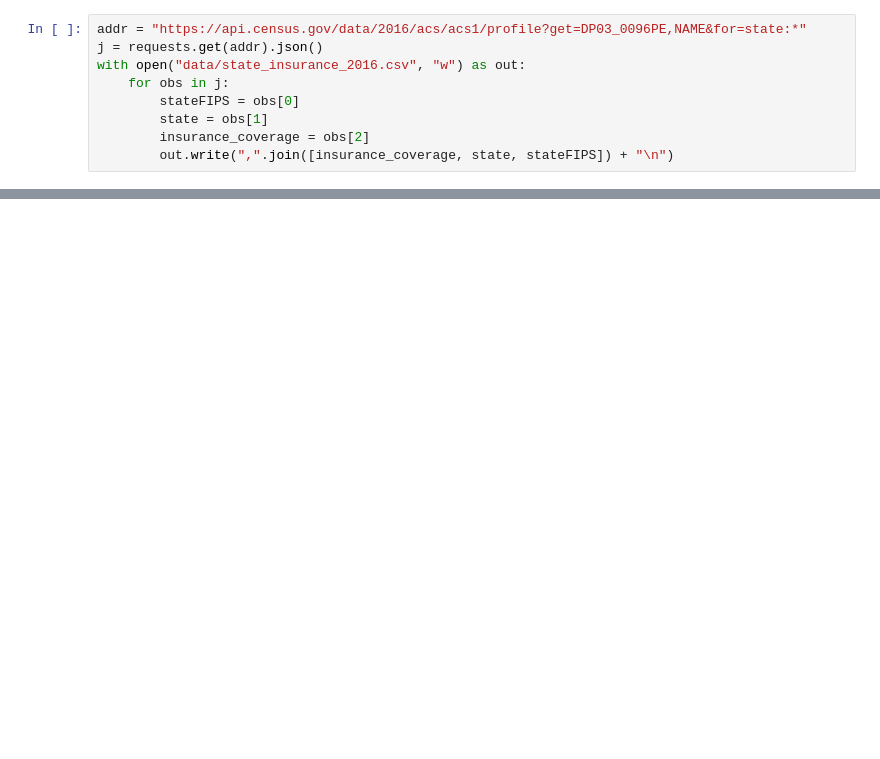
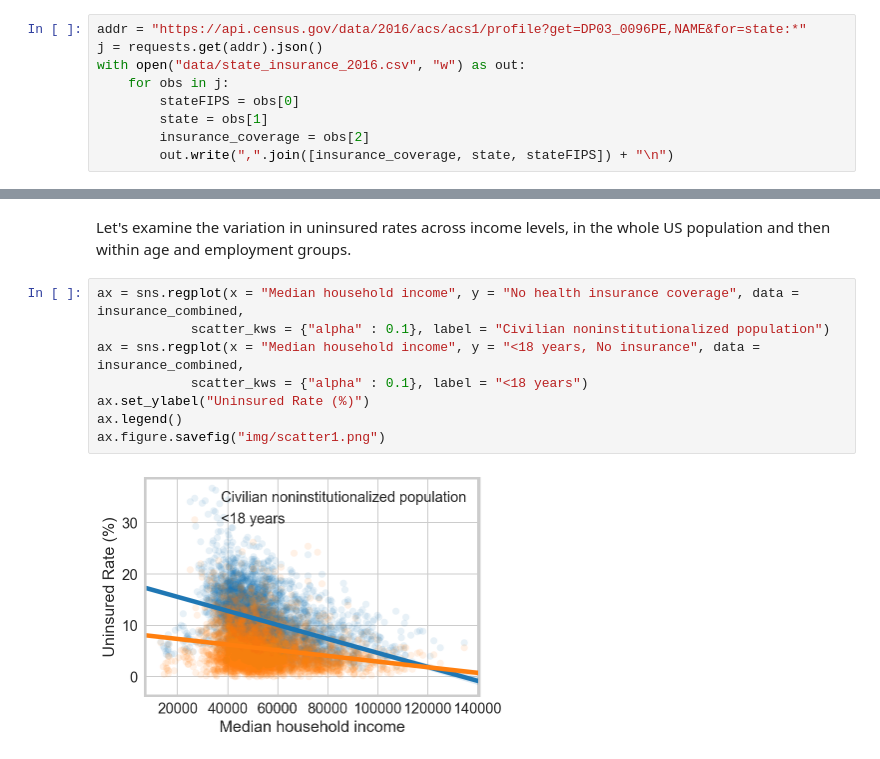
Before and after one commit to wusiyu94/Python_Project_US_Health_Insurance, a Jupyter notebook: Health_Insurance_Coverage.ipynb, the cells around one changed output, grey strips where cells are left out. Saved outputs shown, nothing was run; the diff lists cells and outputs as text; blank space fills up the shorter version.

```diff
--- a/Health_Insurance_Coverage.ipynb
+++ b/Health_Insurance_Coverage.ipynb
@@ -117,0 +206,12 @@ ax.get_legend().get_frame().set_linewidth(0)
+# %% [markdown]
+Let's examine the variation in uninsured rates across income levels, in the whole US population and then within age and employment groups.
+# %%
+ax = sns.regplot(x = "Median household income", y = "No health insurance coverage", data = insurance_combined,
+            scatter_kws = {"alpha" : 0.1}, label = "Civilian noninstitutionalized population")
+ax = sns.regplot(x = "Median household income", y = "<18 years, No insurance", data = insurance_combined,
+            scatter_kws = {"alpha" : 0.1}, label = "<18 years")
+ax.set_ylabel("Uninsured Rate (%)")
+ax.legend()
+ax.figure.savefig("img/scatter1.png")
+# %% [output]
+[figure, added]
```
Also changed, not shown: parts of 31 cells of this notebook.
